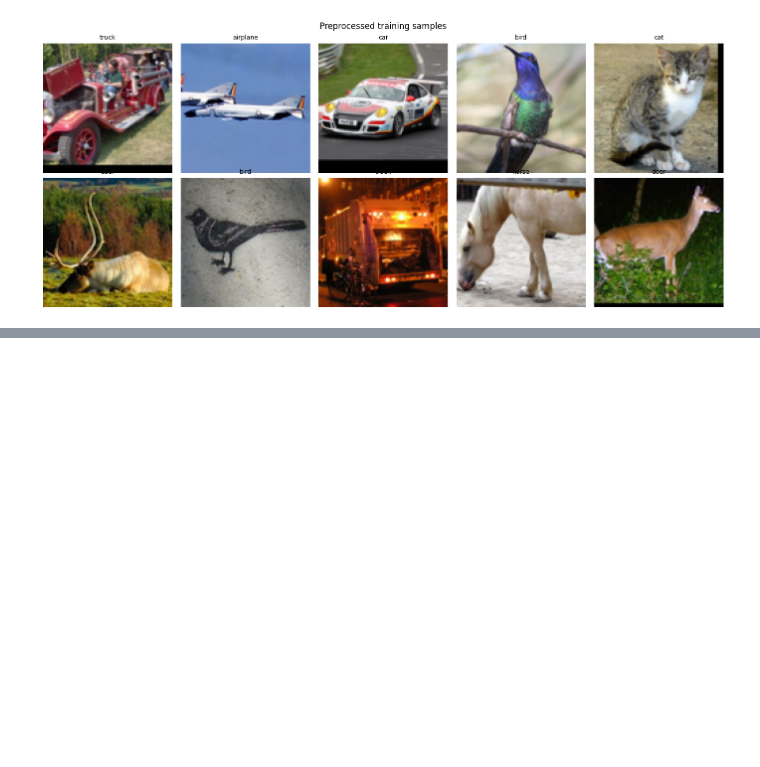
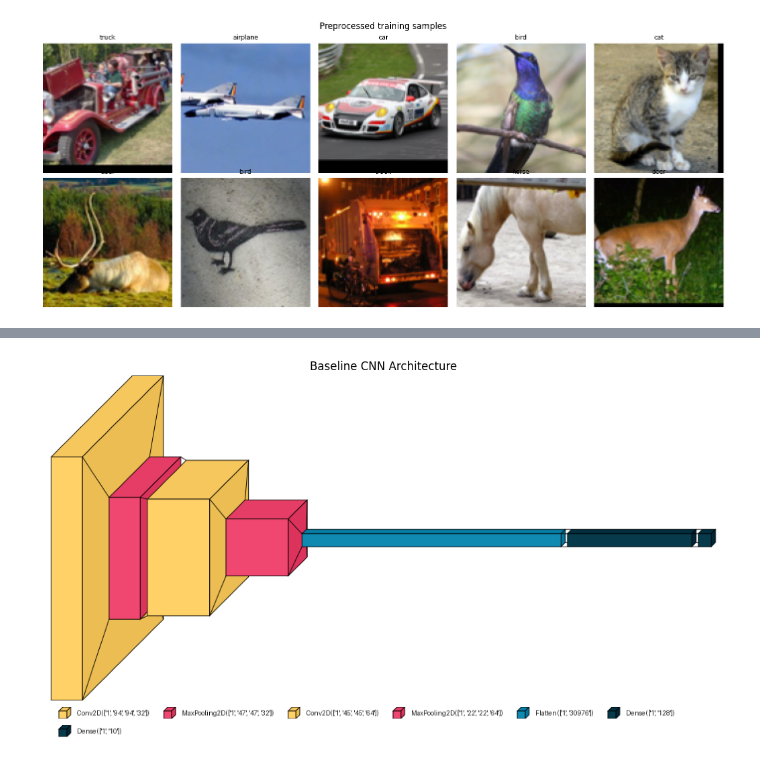
Before and after one commit to byluca/deep-learning-notebooks, a Jupyter notebook: delivery 1 CNN/P1-CNNs-part1.ipynb, the cells around one changed output, grey strips where cells are left out. Cells and saved outputs as stored; diff of their text form; code cells hidden in the pictures; blank space fills up the shorter version.

Commit message:
Add graph CNN model visualization

```diff
--- a/delivery 1 CNN/P1-CNNs-part1.ipynb
+++ b/delivery 1 CNN/P1-CNNs-part1.ipynb
@@ -236,3 +236,41 @@ Model: "Baseline_CNN"
  Total params: 3,985,738 (15.20 MB)
  Trainable params: 3,985,738 (15.20 MB)
  Non-trainable params: 0 (0.00 B)
+# %%
+import visualkeras
+import keras
+
+# ── Keras 3 compatibility patch for visualkeras ──────────────────────────────
+# In Keras 3, layers no longer expose `output_shape` as an attribute.
+# We run a dummy forward pass to compute output shapes and temporarily
+# patch the Layer base class so visualkeras can read them.
+dummy = tf.zeros((1, TARGET_SIZE[0], TARGET_SIZE[1], NUM_CHANNELS))
+x = dummy
+for layer in baseline_model.layers:
+    x = layer(x)
+    layer._vk_output_shape = tuple(x.shape)
+
+keras.layers.Layer.output_shape = property(
+    lambda self: getattr(self, '_vk_output_shape', None)
+)
+
+try:
+    # Visualize the baseline CNN architecture using visualkeras
+    img = visualkeras.layered_view(
+        baseline_model,
+        to_file='baseline_cnn_architecture.png',
+        legend=True,        # Show layer type legend
+        show_dimension=True # Show spatial dimensions on each layer
+    )
+finally:
+    del keras.layers.Layer.output_shape  # Restore Keras to its clean state
+
+# Display the image inline
+plt.figure(figsize=(14, 6))
+plt.imshow(img)
+plt.axis('off')
+plt.title('Baseline CNN Architecture', fontsize=12)
+plt.tight_layout()
+plt.show()
+# %% [output]
+[figure, added]
```
Also changed, not shown: parts of 5 cells of this notebook, 1 other file.
